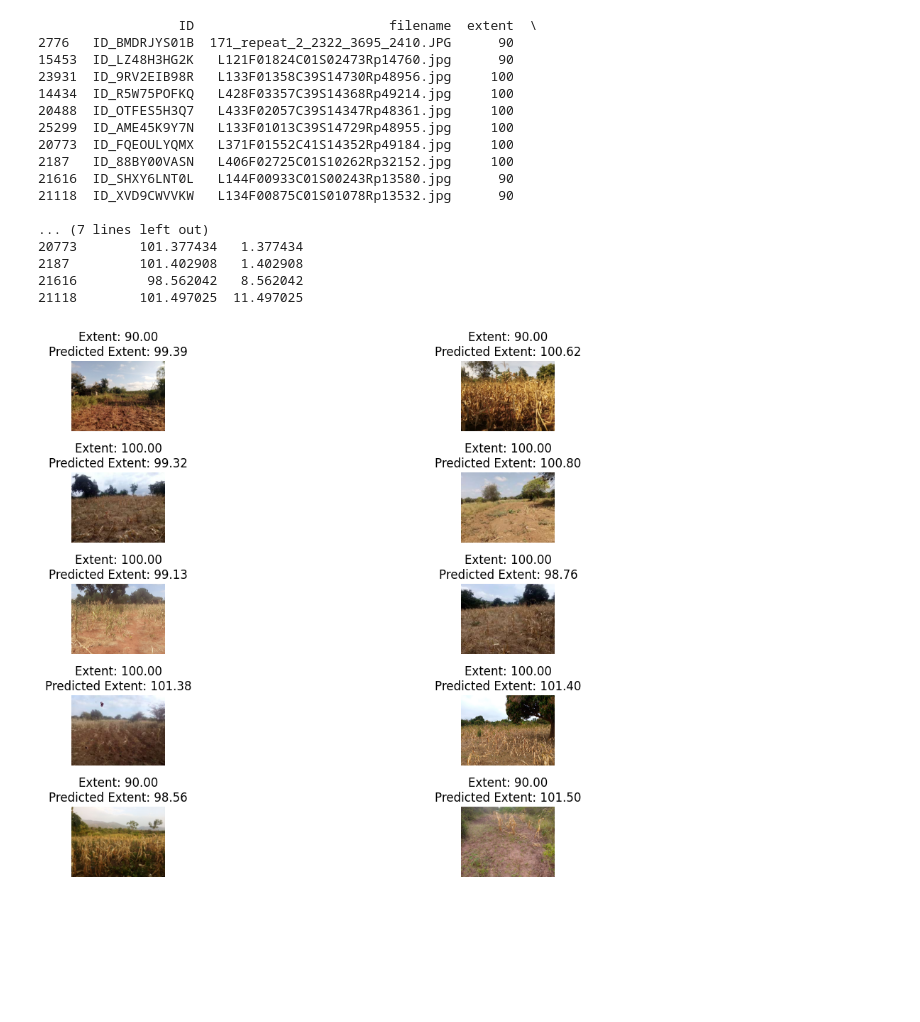
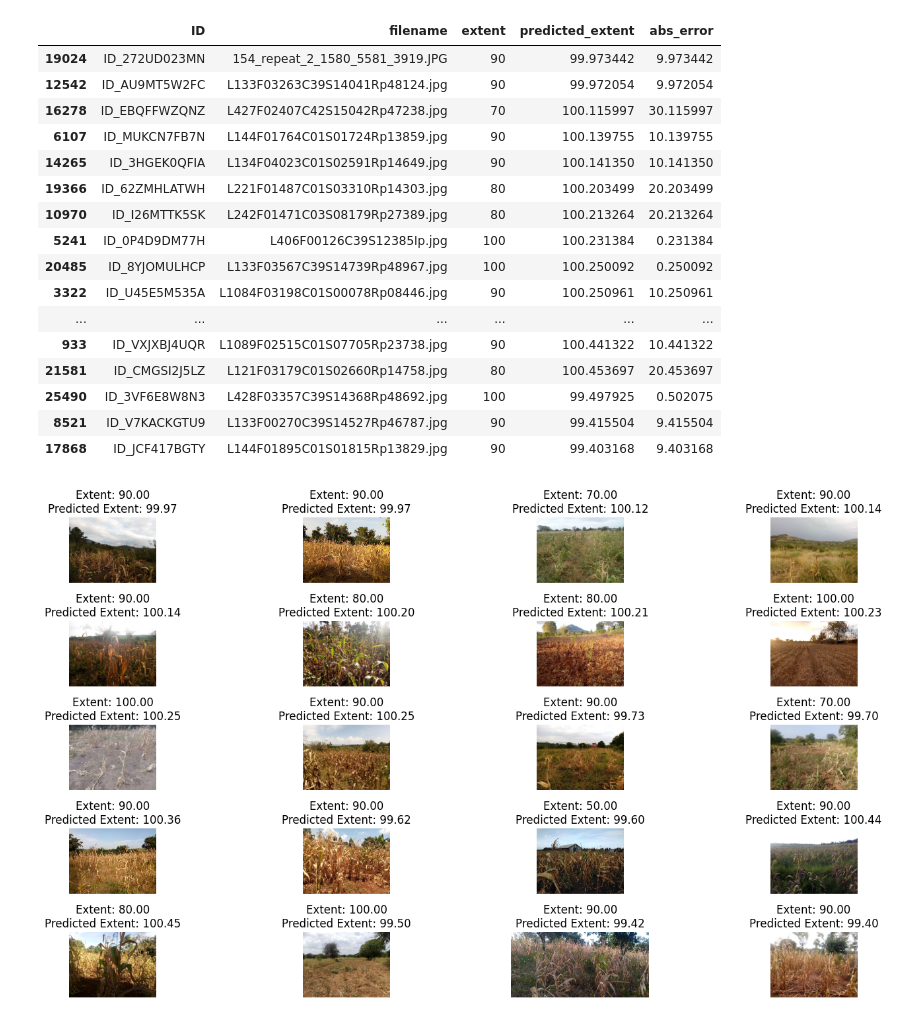
Before and after one commit to ArnolFokam/CGIAR-Zindi, a Jupyter notebook: analyse_predictions.ipynb, the cells around one changed output. Drawn from its saved outputs; the diff is of its cells as text; code cells hidden in the pictures; blank space fills up the shorter version.

```diff
--- a/analyse_predictions.ipynb
+++ b/analyse_predictions.ipynb
@@ -10,7 +10,7 @@ sys.path.append('.')
 from cgiar.utils import get_dir
 # %%
 data_dir = get_dir('data/')
-artifacts = get_dir('solutions/v1/#1/')
+artifacts = get_dir('solutions/v5/#2/')
 # %%
 df = pd.read_csv(artifacts / "train_predictions.csv")
 # %%
@@ -116,49 +116,49 @@ plt.show()
 # %%
-num_top_to_100=10
+num_top_to_100=20
 
 # print imageS where the predicted extent is the closest to 100
 closest_to_100 = df.iloc[(df['predicted_extent']-100).abs().argsort()[:num_top_to_100]]
-print(closest_to_100[['ID', 'filename', 'extent', 'predicted_extent', 'abs_error']])
+display(closest_to_100[['ID', 'filename', 'extent', 'predicted_extent', 'abs_error']])
 
 # Create subplots
-fig, axes = plt.subplots(num_top_to_100 // 2, 2, figsize=(15, 8))
+fig, axes = plt.subplots(num_top_to_100 // 4, 4, figsize=(15, 8))
 axes = axes.ravel()
 
 i = 0
 for _, row in closest_to_100.iterrows():
     img_id = row['ID']
     extent = row['extent']
     predicted_extent = row['predicted_extent']
 
     # Load and display the image
     img = load_image(img_id)
 
     # Display the image with title containing extent and predicted extent
     axes[i].imshow(img)
     axes[i].set_title(f'Extent: {extent:.2f}\nPredicted Extent: {predicted_extent:.2f}')
     axes[i].axis('off')
 
     i += 1
 
 # Adjust subplot layout
 plt.tight_layout()
 plt.show()
 # %% [output]
-                  ID                         filename  extent  \
-2776   ID_BMDRJYS01B  171_repeat_2_2322_3695_2410.JPG      90
-15453  ID_LZ48H3HG2K   L121F01824C01S02473Rp14760.jpg      90
-23931  ID_9RV2EIB98R   L133F01358C39S14730Rp48956.jpg     100
-14434  ID_R5W75POFKQ   L428F03357C39S14368Rp49214.jpg     100
-20488  ID_OTFES5H3Q7   L433F02057C39S14347Rp48361.jpg     100
-25299  ID_AME45K9Y7N   L133F01013C39S14729Rp48955.jpg     100
-20773  ID_FQEOULYQMX   L371F01552C41S14352Rp49184.jpg     100
-2187   ID_88BY00VASN   L406F02725C01S10262Rp32152.jpg     100
-21616  ID_SHXY6LNT0L   L144F00933C01S00243Rp13580.jpg      90
-21118  ID_XVD9CWVVKW   L134F00875C01S01078Rp13532.jpg      90
-
-... (7 lines left out)
-20773        101.377434   1.377434
-2187         101.402908   1.402908
-21616         98.562042   8.562042
-21118        101.497025  11.497025
+|  | ID | filename | extent | predicted_extent | abs_error |
+| 19024 | ID_272UD023MN | 154_repeat_2_1580_5581_3919.JPG | 90 | 99.973442 | 9.973442 |
+| 12542 | ID_AU9MT5W2FC | L133F03263C39S14041Rp48124.jpg | 90 | 99.972054 | 9.972054 |
+| 16278 | ID_EBQFFWZQNZ | L427F02407C42S15042Rp47238.jpg | 70 | 100.115997 | 30.115997 |
+| 6107 | ID_MUKCN7FB7N | L144F01764C01S01724Rp13859.jpg | 90 | 100.139755 | 10.139755 |
+| 14265 | ID_3HGEK0QFIA | L134F04023C01S02591Rp14649.jpg | 90 | 100.141350 | 10.141350 |
+| 19366 | ID_62ZMHLATWH | L221F01487C01S03310Rp14303.jpg | 80 | 100.203499 | 20.203499 |
+| 10970 | ID_I26MTTK5SK | L242F01471C03S08179Rp27389.jpg | 80 | 100.213264 | 20.213264 |
+| 5241 | ID_0P4D9DM77H | L406F00126C39S12385Ip.jpg | 100 | 100.231384 | 0.231384 |
+| 20485 | ID_8YJOMULHCP | L133F03567C39S14739Rp48967.jpg | 100 | 100.250092 | 0.250092 |
+| 3322 | ID_U45E5M535A | L1084F03198C01S00078Rp08446.jpg | 90 | 100.250961 | 10.250961 |
+| ... | ... | ... | ... | ... | ... |
+| 933 | ID_VXJXBJ4UQR | L1089F02515C01S07705Rp23738.jpg | 90 | 100.441322 | 10.441322 |
+| 21581 | ID_CMGSI2J5LZ | L121F03179C01S02660Rp14758.jpg | 80 | 100.453697 | 20.453697 |
+| 25490 | ID_3VF6E8W8N3 | L428F03357C39S14368Rp48692.jpg | 100 | 99.497925 | 0.502075 |
+| 8521 | ID_V7KACKGTU9 | L133F00270C39S14527Rp46787.jpg | 90 | 99.415504 | 9.415504 |
+| 17868 | ID_JCF417BGTY | L144F01895C01S01815Rp13829.jpg | 90 | 99.403168 | 9.403168 |
-[figure, old version]
+[figure, new version]
```
Also changed, not shown: parts of 10 cells of this notebook, 9 other files.
